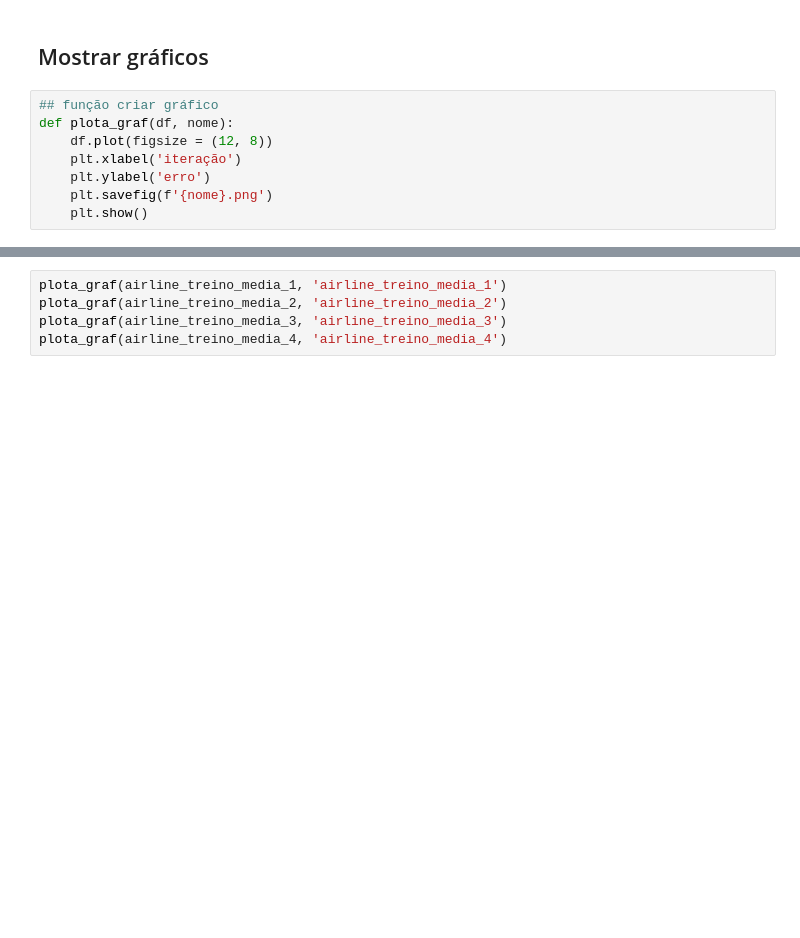
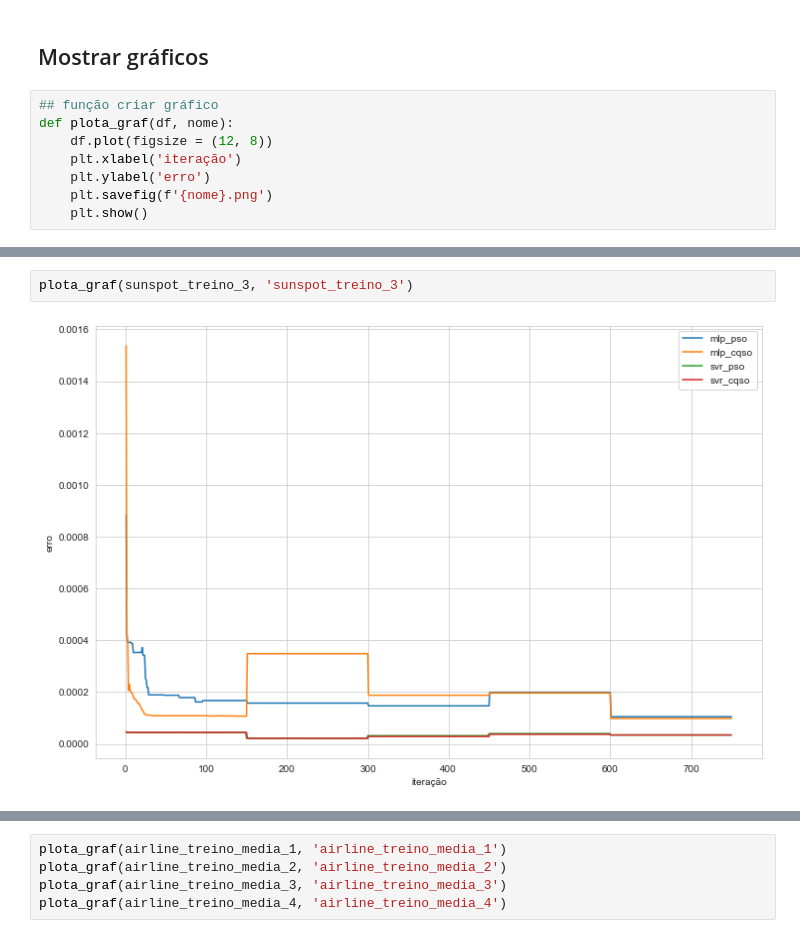
Before and after one commit to filipeclduarte/forecasting_dynamic_swarm_nn, a Jupyter notebook: analise_resultados.ipynb, the cells around one changed output, grey strips where cells are left out. Saved outputs shown, nothing was run; the diff lists cells and outputs as text; blank space fills up the shorter version.

```diff
--- a/analise_resultados.ipynb
+++ b/analise_resultados.ipynb
@@ -237,0 +337,4 @@ plota_graf(sunspot_teste_media_4, 'sunspot_teste_media_4')
+# %%
+plota_graf(sunspot_treino_3, 'sunspot_treino_3')
+# %% [output]
+[figure, added]
```
Also changed, not shown: parts of 33 cells of this notebook, 2 other files.
